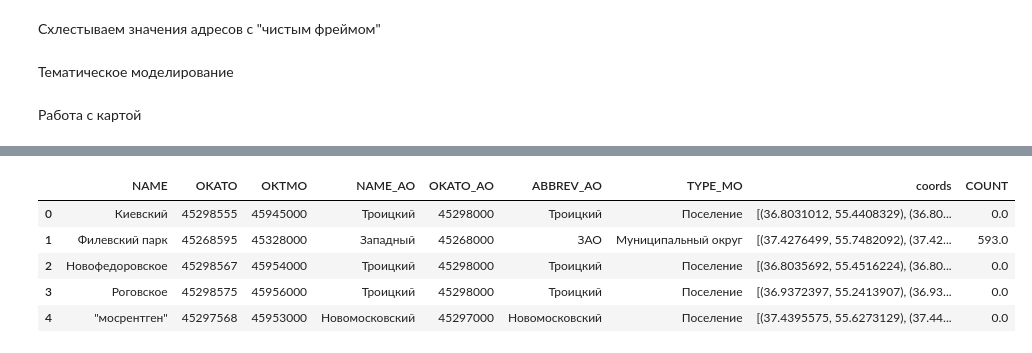
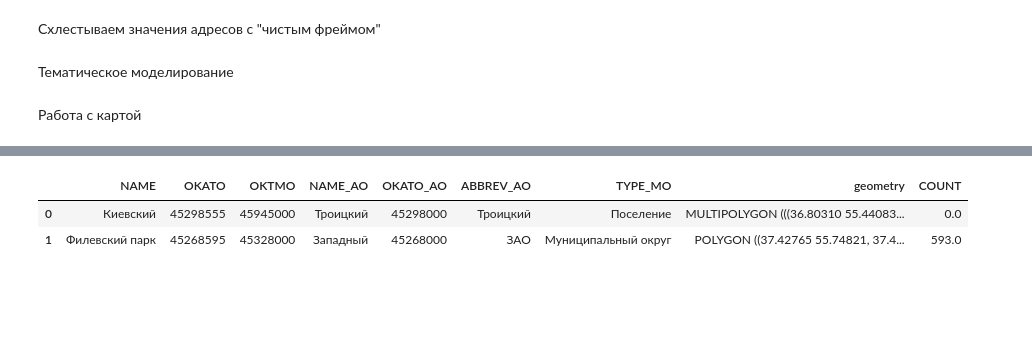
Before and after one commit to BroVadim/DSC13, a Jupyter notebook: dsc.ipynb, the cells around one changed output, grey strips where cells are left out. Saved outputs shown, nothing was run; the diff lists cells and outputs as text; code cells hidden in the pictures; blank space fills up the shorter version.

```diff
--- a/dsc.ipynb
+++ b/dsc.ipynb
@@ -154,3 +47,5 @@ mapbox_token = "pk.eyJ1IjoidmFkaW05NiIsImEiOiJja25nMGowN2QyNnFlMnFtdTkzYjBjejdkI
+# %%
+mapbox_token = "YOUR TOKEN"
 # %%
 def search_district(address):
     url = "https://api.mapbox.com/geocoding/v5/mapbox.places/{0}.json?access_token={1}".format(urllib.parse.quote("Москва "+str(address)), mapbox_token)
@@ -179,9 +74,9 @@ res_frame = pd.merge(clean_frame, addresses_frame,on="Адрес",how='left')
 # %%
 res_frame['Округ'] = res_frame['Полный ответ'].apply(search_district)
 # %%
-res_frame['Check district'] = res_frame[['Округ']].apply(lambda x: 1 if ',' in str(x.values) else 0, axis=1)
+res_frame['Проверка округа'] = res_frame[['Округ']].apply(lambda x: 1 if ',' in str(x.values) else 0, axis=1)
 # %%
-ressss = res_frame[res_frame['Check district']==0]
+ressss = res_frame[res_frame['Проверка округа']==0]
 # %% [markdown]
 Тематическое моделирование
 # %%
@@ -229,3 +105,5 @@ df = read_shapefile(sf)
+# %%
+df = gpd.read_file("mo.geojson")
 # %%
 df['NAME'] = df['NAME'].apply( lambda x: x.replace('ё', 'е') )
 # %%
@@ -242,11 +130,8 @@ rez = pd.merge(df,df_districts_counts, on='NAME', how='left')
 # %%
 rez[['COUNT']] = rez[['COUNT']].fillna(value=0)
 # %%
-rez.head()
+rez.head(2)
 # %% [output]
-|  | NAME | OKATO | OKTMO | NAME_AO | OKATO_AO | ABBREV_AO | TYPE_MO | coords | COUNT |
-| 0 | Киевский | 45298555 | 45945000 | Троицкий | 45298000 | Троицкий | Поселение | [(36.8031012, 55.4408329), (36.80... | 0.0 |
-| 1 | Филевский парк | 45268595 | 45328000 | Западный | 45268000 | ЗАО | Муниципальный округ | [(37.4276499, 55.7482092), (37.42... | 593.0 |
-| 2 | Новофедоровское | 45298567 | 45954000 | Троицкий | 45298000 | Троицкий | Поселение | [(36.8035692, 55.4516224), (36.80... | 0.0 |
-| 3 | Роговское | 45298575 | 45956000 | Троицкий | 45298000 | Троицкий | Поселение | [(36.9372397, 55.2413907), (36.93... | 0.0 |
-| 4 | "мосрентген" | 45297568 | 45953000 | Новомосковский | 45297000 | Новомосковский | Поселение | [(37.4395575, 55.6273129), (37.44... | 0.0 |
+|  | NAME | OKATO | OKTMO | NAME_AO | OKATO_AO | ABBREV_AO | TYPE_MO | geometry | COUNT |
+| 0 | Киевский | 45298555 | 45945000 | Троицкий | 45298000 | Троицкий | Поселение | MULTIPOLYGON (((36.80310 55.44083... | 0.0 |
+| 1 | Филевский парк | 45268595 | 45328000 | Западный | 45268000 | ЗАО | Муниципальный округ | POLYGON ((37.42765 55.74821, 37.4... | 593.0 |
```
Also changed, not shown: parts of 19 cells of this notebook.
